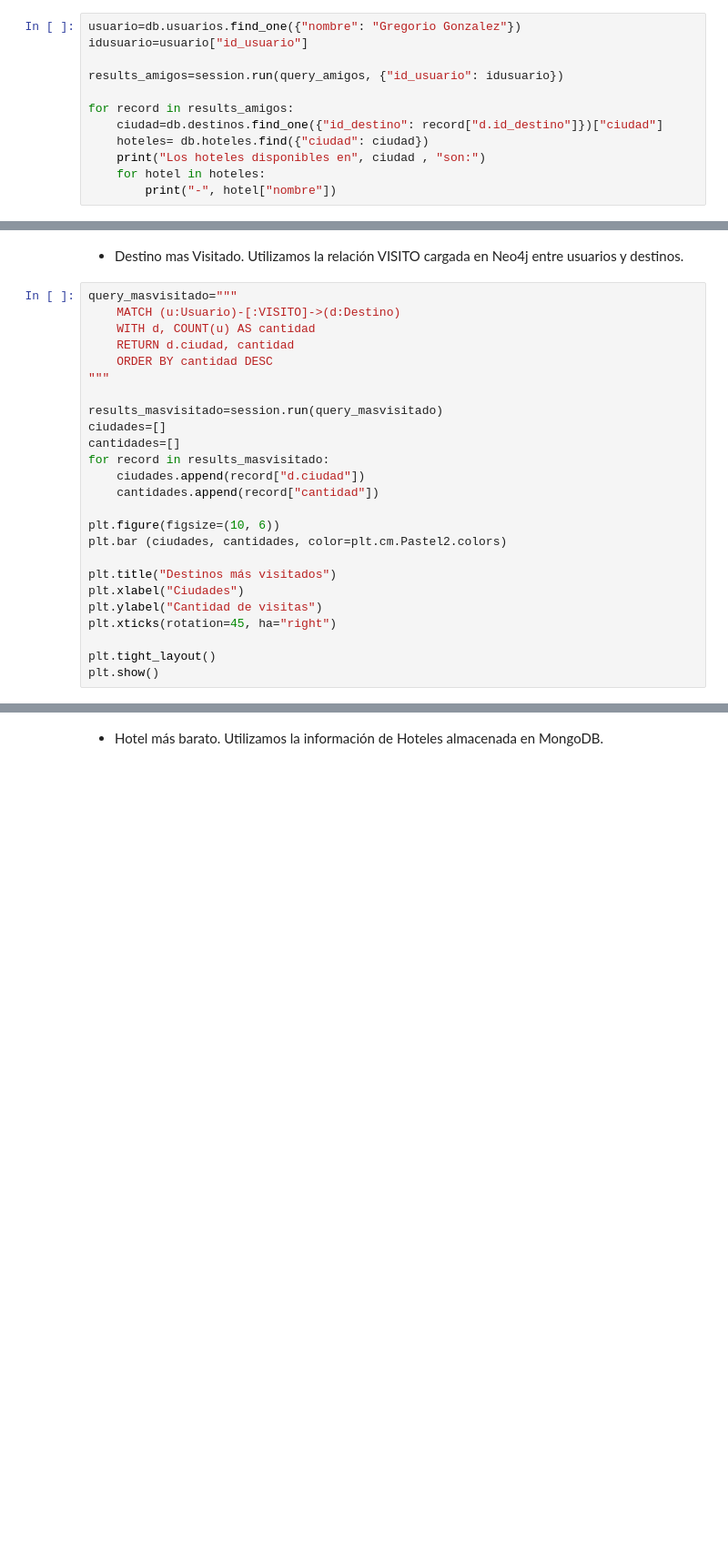
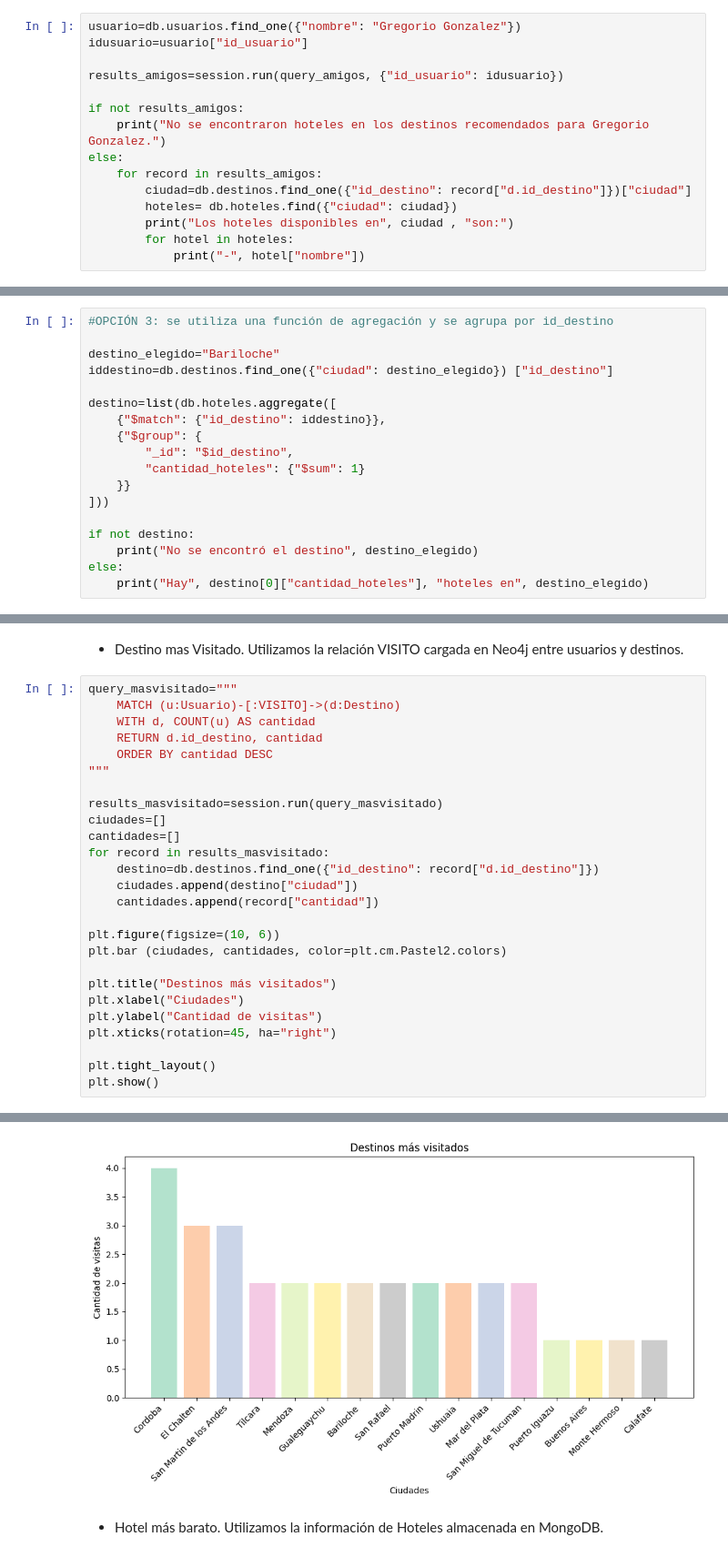
Before and after one commit to RocioCoccaro/Trabajo_Integrador, a Jupyter notebook: notebooks/Trabajo_Integrador.ipynb, the cells around one changed output, grey strips where cells are left out. Shown at 91% size. Cells and saved outputs as stored; diff of their text form; blank space fills up the shorter version.

```diff
--- a/notebooks/Trabajo_Integrador.ipynb
+++ b/notebooks/Trabajo_Integrador.ipynb
@@ -677,11 +696,14 @@ idusuario=usuario["id_usuario"]
 
 results_amigos=session.run(query_amigos, {"id_usuario": idusuario})
 
-for record in results_amigos:
-    ciudad=db.destinos.find_one({"id_destino": record["d.id_destino"]})["ciudad"]
-    hoteles= db.hoteles.find({"ciudad": ciudad})
-    print("Los hoteles disponibles en", ciudad , "son:")
-    for hotel in hoteles:
-        print("-", hotel["nombre"])
+if not results_amigos:
+    print("No se encontraron hoteles en los destinos recomendados para Gregorio Gonzalez.")
+else:
+    for record in results_amigos:
+        ciudad=db.destinos.find_one({"id_destino": record["d.id_destino"]})["ciudad"]
+        hoteles= db.hoteles.find({"ciudad": ciudad})
+        print("Los hoteles disponibles en", ciudad , "son:")
+        for hotel in hoteles:
+            print("-", hotel["nombre"])
 # %% [output]
 Los hoteles disponibles en San Martin de los Andes son:
@@ -787,0 +868,18 @@ Cantidad de hoteles en Bariloche: 2
+# %%
+#OPCIÓN 3: se utiliza una función de agregación y se agrupa por id_destino
+
+destino_elegido="Bariloche"
+iddestino=db.destinos.find_one({"ciudad": destino_elegido}) ["id_destino"]
+
+destino=list(db.hoteles.aggregate([
+    {"$match": {"id_destino": iddestino}},
+    {"$group": {
+        "_id": "$id_destino",
+        "cantidad_hoteles": {"$sum": 1}
+    }}
+]))
+
+if not destino:
+    print("No se encontró el destino", destino_elegido)
+else:
+    print("Hay", destino[0]["cantidad_hoteles"], "hoteles en", destino_elegido)
@@ -838,7 +938,7 @@ Usuario ID: 9, Total Reservas: 1
 query_masvisitado="""
     MATCH (u:Usuario)-[:VISITO]->(d:Destino)
     WITH d, COUNT(u) AS cantidad
-    RETURN d.ciudad, cantidad
+    RETURN d.id_destino, cantidad
     ORDER BY cantidad DESC
 """
 
@@ -846,7 +946,8 @@ results_masvisitado=session.run(query_masvisitado)
 ciudades=[]
 cantidades=[]
 for record in results_masvisitado:
-    ciudades.append(record["d.ciudad"])
+    destino=db.destinos.find_one({"id_destino": record["d.id_destino"]})
+    ciudades.append(destino["ciudad"])
     cantidades.append(record["cantidad"])
 
 plt.figure(figsize=(10, 6))
@@ -864,3 +964,4 @@ KeyError: 'id_destino'
+[figure, added]
 # %% [markdown]
 * Hotel más barato. Utilizamos la información de Hoteles almacenada en MongoDB.
 # %%
```
Also changed, not shown: parts of 32 cells of this notebook, 1 other file.
